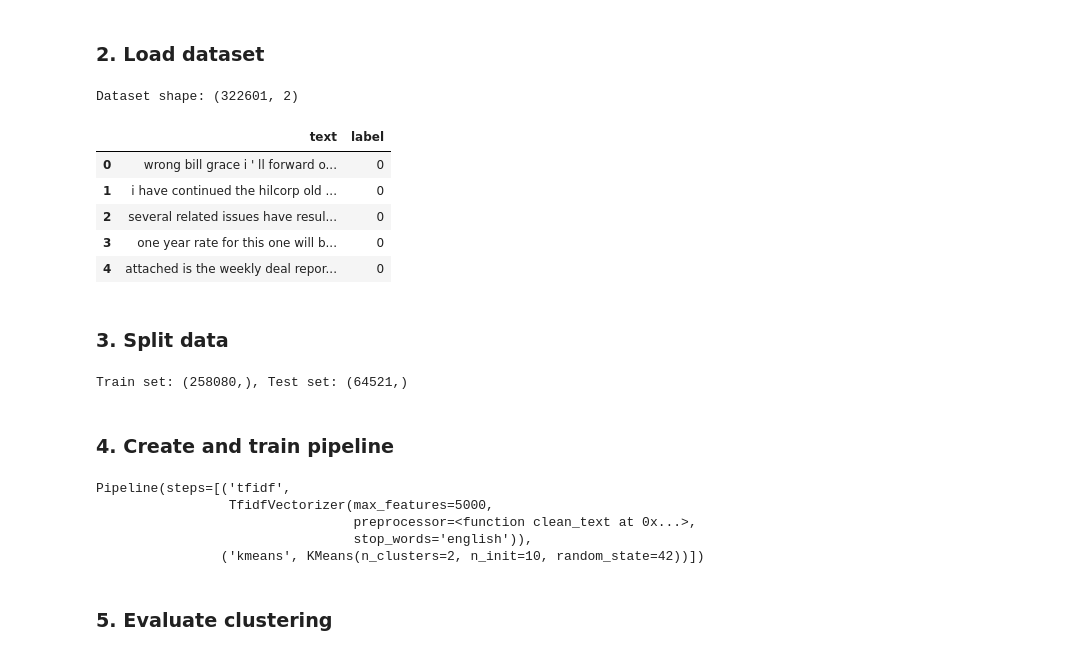
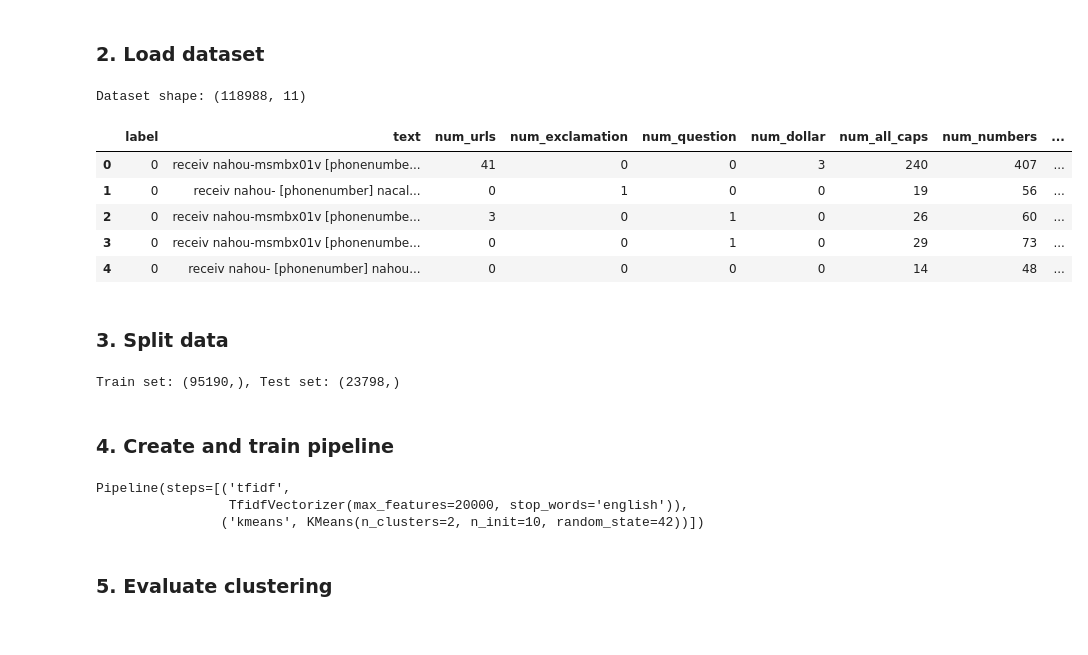
Before and after one commit to Showwaiyan/cos30049-email-spam-detection, a Jupyter notebook: notebooks/kmeans.ipynb, the cells around one changed output. Saved outputs shown, nothing was run; the diff lists cells and outputs as text; code cells hidden in the pictures.

```diff
--- a/notebooks/kmeans.ipynb
+++ b/notebooks/kmeans.ipynb
@@ -36,17 +43,21 @@ from src.config import MODEL_OUTPUT_DIR
 # %% [markdown]
 ### 2. Load dataset
 # %%
-df = load_250K_email_dataset()
+# df = load_250K_email_dataset()
+from src.config import PROCESSED_DATA_DIR
+
+
+df = pd.read_csv(PROCESSED_DATA_DIR / "cleaned_combined_v3.csv")
 print(f"Dataset shape: {df.shape}")
 df.head()
 # %% [output]
-Dataset shape: (322601, 2)
+Dataset shape: (118988, 11)
-|  | text | label |
-| 0 | wrong bill grace i ' ll forward o... | 0 |
-| 1 | i have continued the hilcorp old ... | 0 |
-| 2 | several related issues have resul... | 0 |
-| 3 | one year rate for this one will b... | 0 |
-| 4 | attached is the weekly deal repor... | 0 |
+|  | label | text | num_urls | num_exclamation | num_question | num_dollar | num_all_caps | num_numbers | ... |
+| 0 | 0 | receiv nahou-msmbx01v [phonenumbe... | 41 | 0 | 0 | 3 | 240 | 407 | ... |
+| 1 | 0 | receiv nahou- [phonenumber] nacal... | 0 | 1 | 0 | 0 | 19 | 56 | ... |
+| 2 | 0 | receiv nahou-msmbx01v [phonenumbe... | 3 | 0 | 1 | 0 | 26 | 60 | ... |
+| 3 | 0 | receiv nahou-msmbx01v [phonenumbe... | 0 | 0 | 1 | 0 | 29 | 73 | ... |
+| 4 | 0 | receiv nahou- [phonenumber] nahou... | 0 | 0 | 0 | 0 | 14 | 48 | ... |
 # %% [markdown]
 ### 3. Split data
 # %%
@@ -56,21 +67,20 @@ y = df["label"]
 X_train, X_test, y_train, y_test = train_test_split(X, y, test_size=0.2, random_state=42, stratify=y)
 print(f"Train set: {X_train.shape}, Test set: {X_test.shape}")
 # %% [output]
-Train set: (258080,), Test set: (64521,)
+Train set: (95190,), Test set: (23798,)
 # %% [markdown]
 ### 4. Create and train pipeline
 # %%
 pipeline = Pipeline([
-    ('tfidf', TfidfVectorizer(preprocessor=clean_text, max_features=5000, stop_words='english')),
+    # ('tfidf', TfidfVectorizer(preprocessor=clean_text, max_features=5000, stop_words='english')),
+    ('tfidf', TfidfVectorizer(max_features=20000, stop_words='english')),
     ('kmeans', KMeans(n_clusters=2, random_state=42, n_init=10))
 ])
 
 pipeline.fit(X_train)
 # %% [output]
 Pipeline(steps=[('tfidf',
-                 TfidfVectorizer(max_features=5000,
-                                 preprocessor=<function clean_text at 0x...>,
-                                 stop_words='english')),
+                 TfidfVectorizer(max_features=20000, stop_words='english')),
                 ('kmeans', KMeans(n_clusters=2, n_init=10, random_state=42))])
 # %% [markdown]
 ### 5. Evaluate clustering
```
Also changed, not shown: parts of 9 cells of this notebook, 10 other files.
